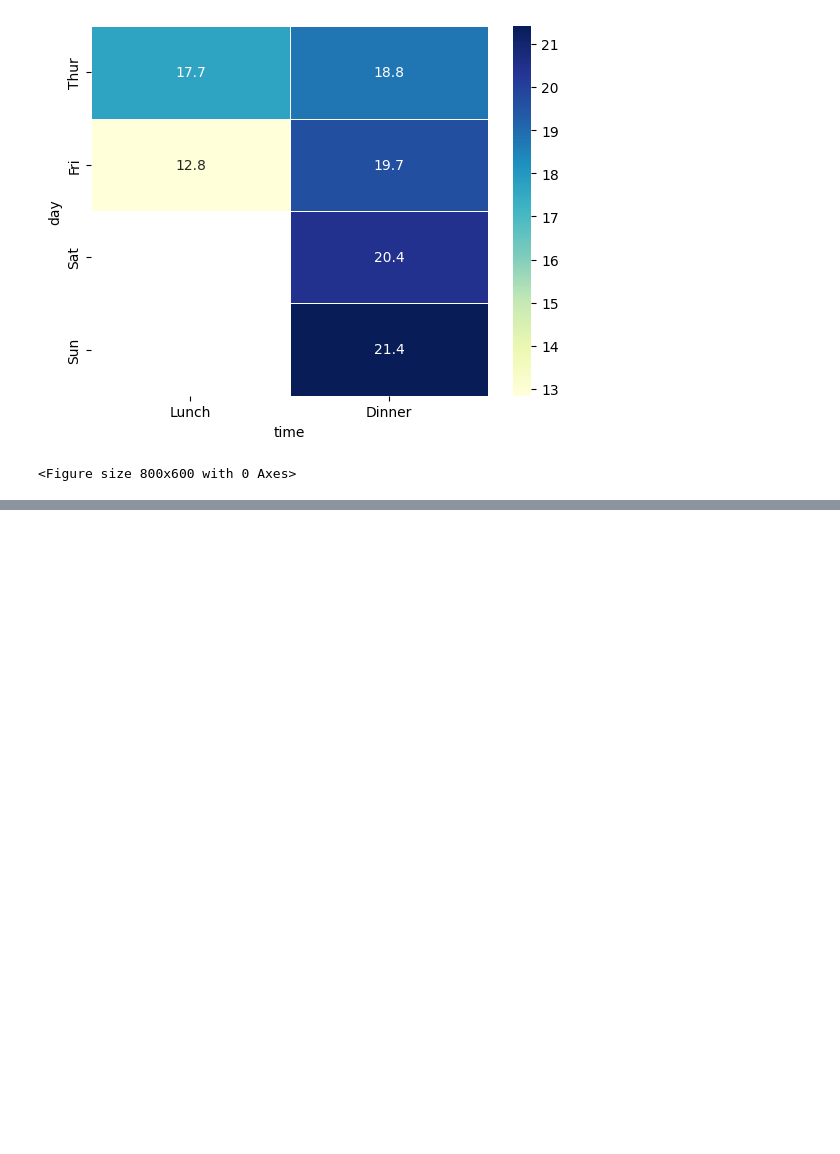
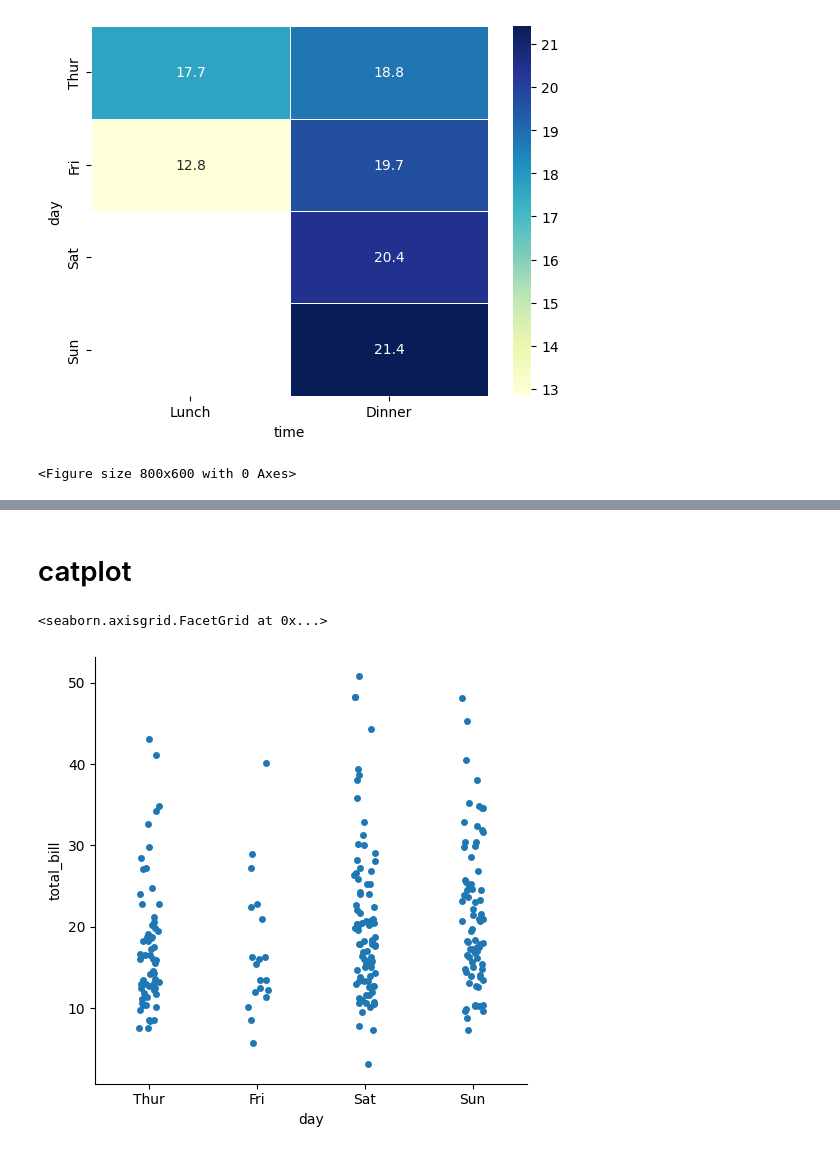
Before and after one commit to anilkumarprakash/datascience, a Jupyter notebook: Practice/seaborn.ipynb, the cells around one changed output, grey strips where cells are left out. Cells and saved outputs as stored; diff of their text form; code cells hidden in the pictures; blank space fills up the shorter version.

Commit message:
seaborn update

```diff
--- a/Practice/seaborn.ipynb
+++ b/Practice/seaborn.ipynb
@@ -205,0 +234,7 @@ plt.figure(figsize=(8, 6))
+# %% [markdown]
+# catplot
+# %%
+sns.catplot(x='day', y='total_bill', data=tips, kind='strip', jitter=True)
+# %% [output]
+<seaborn.axisgrid.FacetGrid at 0x...>
+[figure, added]
```
Also changed, not shown: parts of 17 cells of this notebook.
